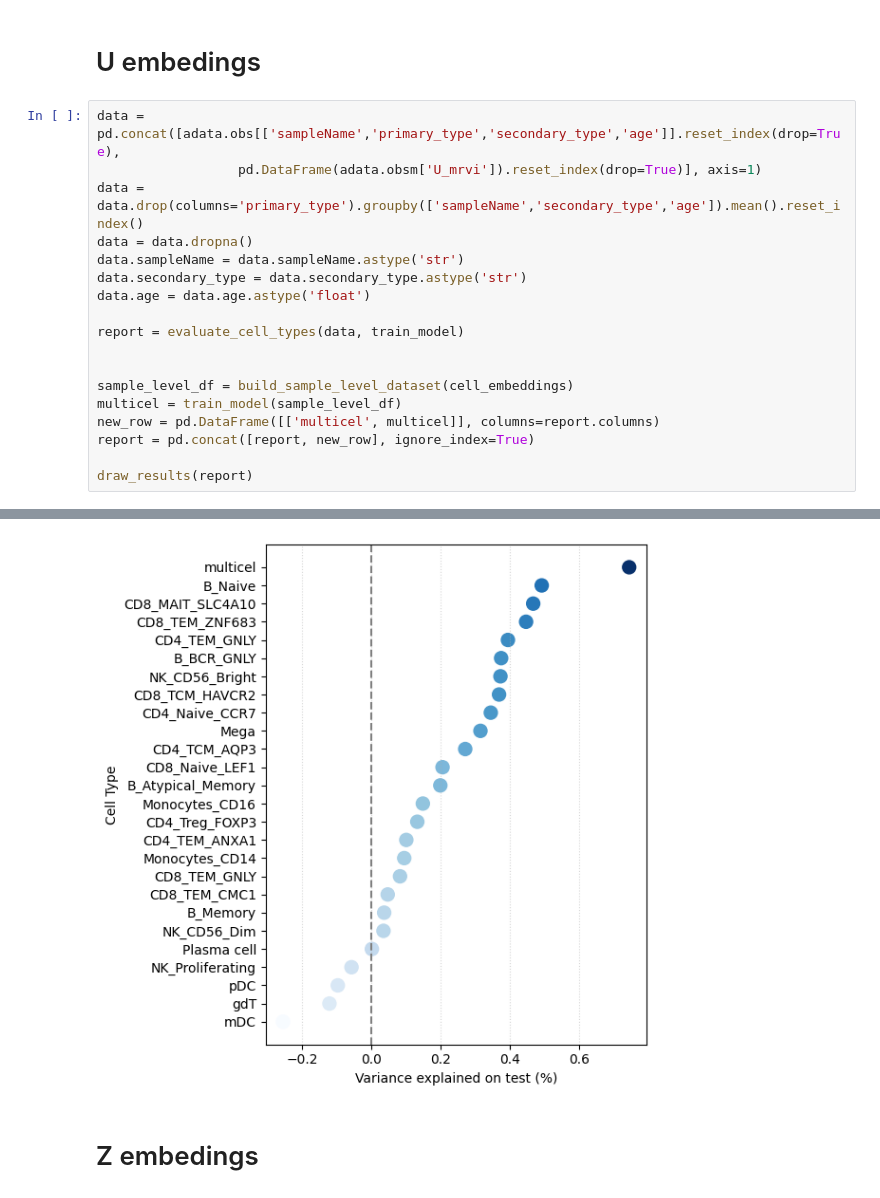
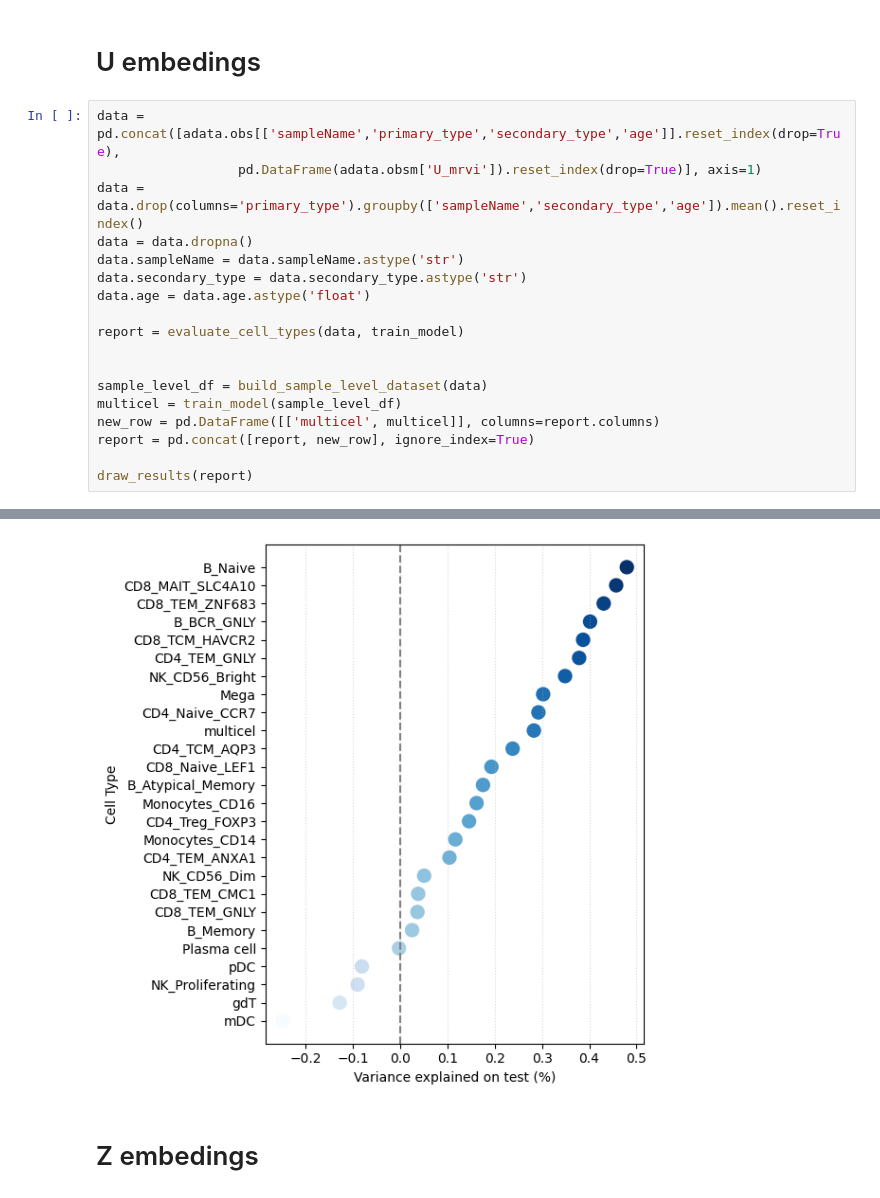
Before and after one commit to AlbertBay/ImSysAging, a Jupyter notebook: train_ageclock.ipynb, the cells around one changed output, grey strips where cells are left out. Cells and saved outputs as stored; diff of their text form.

```diff
--- a/train_ageclock.ipynb
+++ b/train_ageclock.ipynb
@@ -283,7 +283,7 @@ data.age = data.age.astype('float')
 report = evaluate_cell_types(data, train_model)
 
 
-sample_level_df = build_sample_level_dataset(cell_embeddings)
+sample_level_df = build_sample_level_dataset(data)
 multicel = train_model(sample_level_df)
 new_row = pd.DataFrame([['multicel', multicel]], columns=report.columns)
 report = pd.concat([report, new_row], ignore_index=True)
@@ -310,4 +310,4 @@ test_score: 0.002080368250902298
-[figure, old version]
+[figure, new version]
 # %% [markdown]
 # Z embedings
 # %%
```
Also changed, not shown: parts of 4 cells of this notebook.
